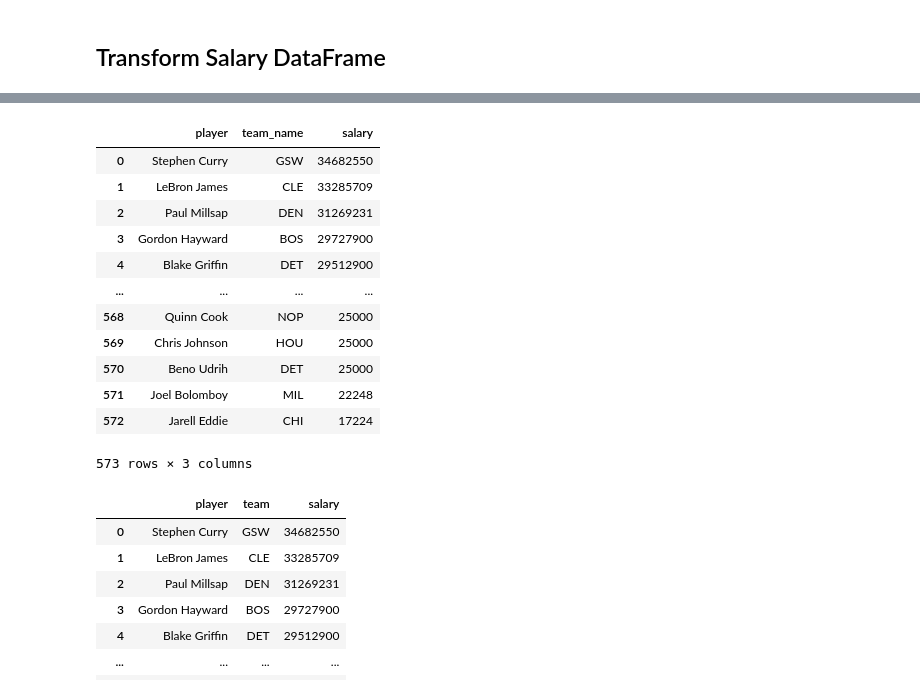
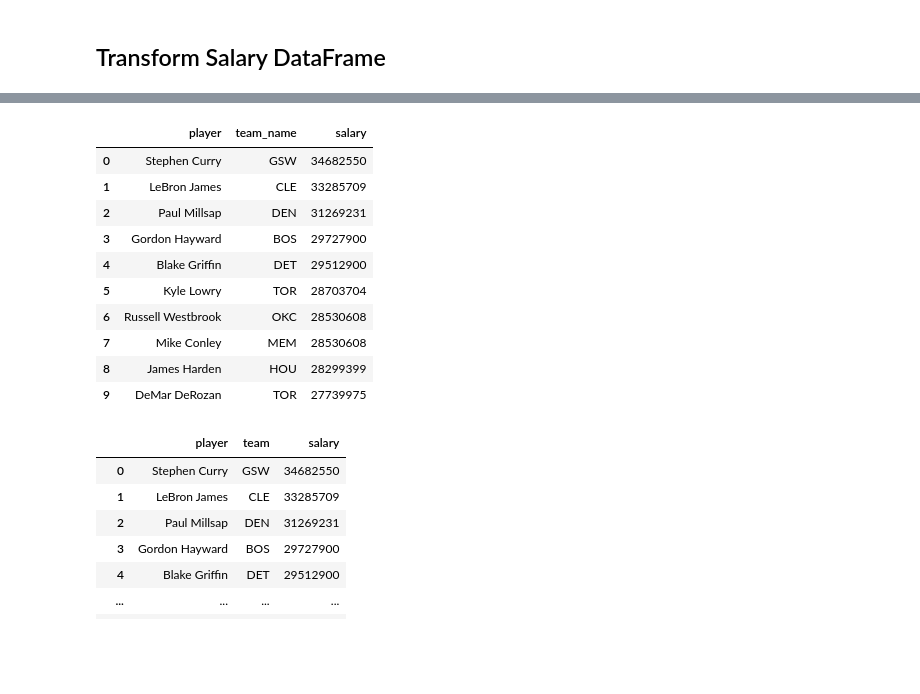
Before and after one commit to Klsisk/Project-3, a Jupyter notebook: Resources/mainscript.ipynb, the cells around one changed output, grey strips where cells are left out. Drawn from its saved outputs; the diff is of its cells as text; code cells hidden in the pictures; blank space fills up the shorter version.

```diff
--- a/Resources/mainscript.ipynb
+++ b/Resources/mainscript.ipynb
@@ -21,25 +38,23 @@ salary_df.head()
 # %%
 # Take out decimal point and 0 in 'salary' column
 salary_df['salary'] = salary_df['salary'].astype(str).replace('\.0', '', regex=True)
 salary_df
 
 # Drop "Unnamed:0" column
 salary_drop_df = salary_df.drop(columns=['Unnamed: 0'])
-salary_drop_df
+salary_drop_df.head(10)
 # %% [output]
 |  | player | team_name | salary |
 | 0 | Stephen Curry | GSW | 34682550 |
 | 1 | LeBron James | CLE | 33285709 |
 | 2 | Paul Millsap | DEN | 31269231 |
 | 3 | Gordon Hayward | BOS | 29727900 |
 | 4 | Blake Griffin | DET | 29512900 |
-| ... | ... | ... | ... |
-| 568 | Quinn Cook | NOP | 25000 |
-| 569 | Chris Johnson | HOU | 25000 |
-| 570 | Beno Udrih | DET | 25000 |
-| 571 | Joel Bolomboy | MIL | 22248 |
-| 572 | Jarell Eddie | CHI | 17224 |
+| 5 | Kyle Lowry | TOR | 28703704 |
+| 6 | Russell Westbrook | OKC | 28530608 |
+| 7 | Mike Conley | MEM | 28530608 |
+| 8 | James Harden | HOU | 28299399 |
+| 9 | DeMar DeRozan | TOR | 27739975 |
-573 rows × 3 columns
 # %%
 # Using .rename(columns={}) in order to rename columns
 renamed_df = salary_drop_df.rename(columns={"team_name":"team"}).copy()
```
Also changed, not shown: parts of 8 cells of this notebook, 9 other files.
